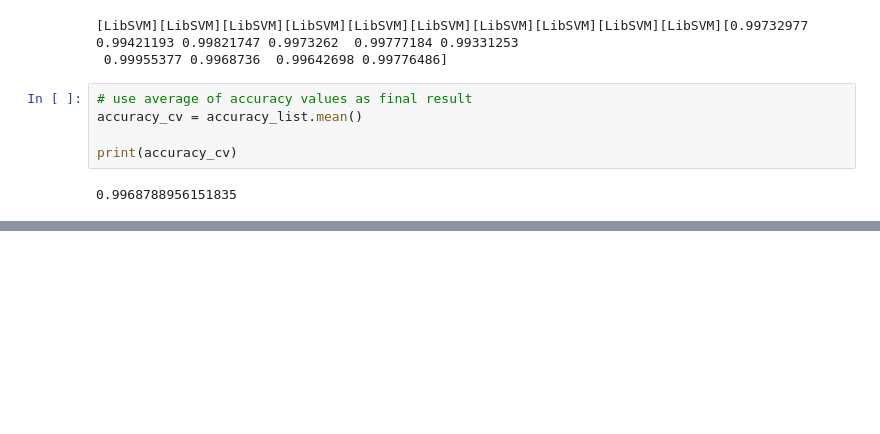
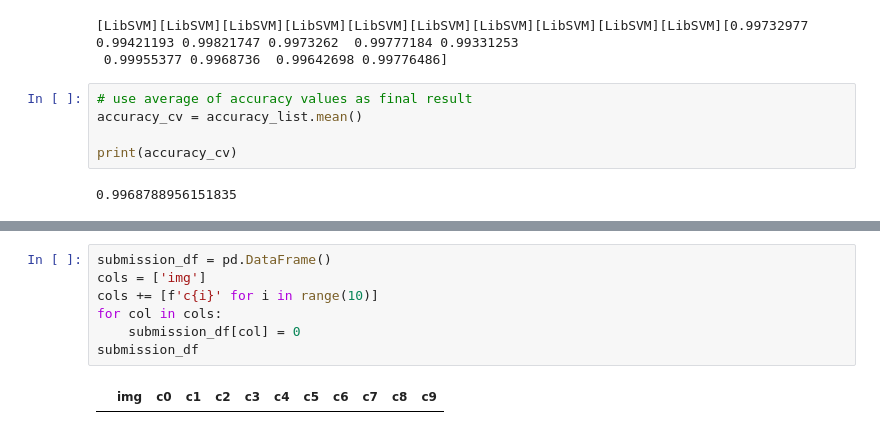
Before and after one commit to jesus-r-mendoza/State-Farm-Distracted-Driver-Detection, a Jupyter notebook: src/ipynb/UsingBestSVC.ipynb, the cells around one changed output, grey strips where cells are left out. Saved outputs shown, nothing was run; the diff lists cells and outputs as text; blank space fills up the shorter version.

```diff
--- a/src/ipynb/UsingBestSVC.ipynb
+++ b/src/ipynb/UsingBestSVC.ipynb
@@ -163,0 +244,9 @@ print(accuracy_cv)
+# %%
+submission_df = pd.DataFrame()
+cols = ['img']
+cols += [f'c{i}' for i in range(10)]
+for col in cols:
+    submission_df[col] = 0
+submission_df
+# %% [output]
+|  | img | c0 | c1 | c2 | c3 | c4 | c5 | c6 | c7 | c8 | c9 |
```
Also changed, not shown: parts of 15 cells of this notebook, 1 other file.
